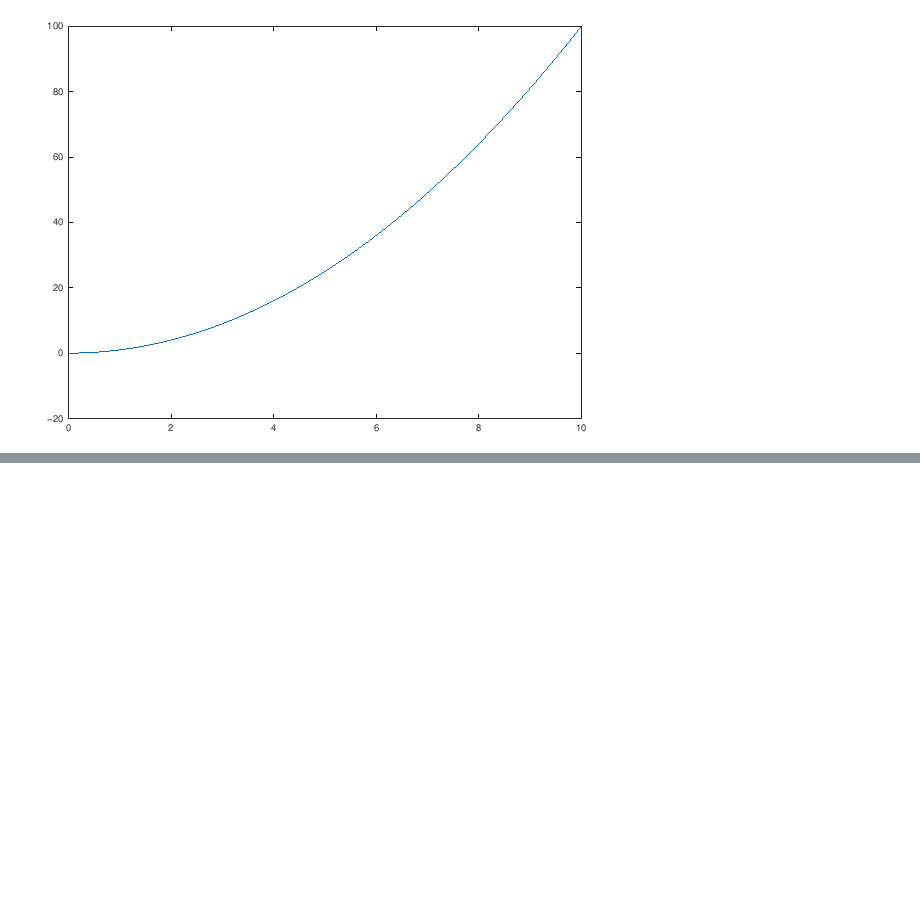
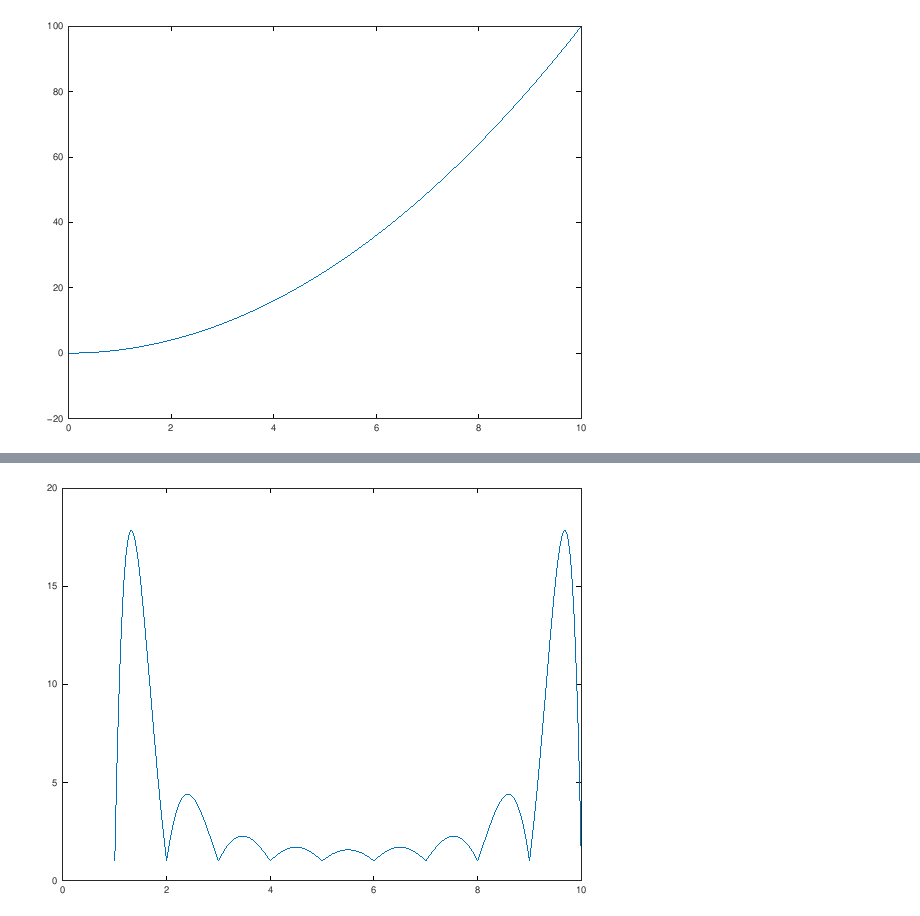
Before and after one commit to alonct/CN1V-practicas-octave, a Jupyter notebook: Entrega_1_AlonsoOmaAlonso/Entregable_1.ipynb, the cells around one changed output, grey strips where cells are left out. Drawn from its saved outputs; the diff is of its cells as text; code cells hidden in the pictures; blank space fills up the shorter version.

```diff
--- a/Entrega_1_AlonsoOmaAlonso/Entregable_1.ipynb
+++ b/Entrega_1_AlonsoOmaAlonso/Entregable_1.ipynb
@@ -461,0 +498,34 @@ error_Lagrange_max = 1.7501e-13
+# %%
+% ./Biblioteca/lebesgue.m
+
+clear all
+
+function [lambda, M] = lebesgue(nodos, z)
+
+    matriz = factLagrange(nodos);
+    altura_matriz = length(matriz(:, 1));
+
+    vect_M = []; % vector que para cada i evalua L_i(x) y almacena el máximo valor encontrado en la posición i de vectM.
+
+    evaluacion = zeros(altura_matriz, length(z));
+
+    for i = 1:altura_matriz
+        evaluacion(i, :) = abs(polyval(matriz(i, :), z));   % evaluamos los nodos z en L_i y guardamos el resultado en
+                                                            % valor absoluto.
+        vect_M(i) = max(evaluacion(i, :));  % guardamos el máximo de los L_i(z) para cada i=1:altura_matriz.
+    endfor
+
+    M = sum(vect_M);    % sum(A): si A es un vector, devuelve la suma de los componentes del vector.
+
+    lambda = sum(evaluacion);   % sum(A): si A es una matriz, devuelve un vector con la suma por columnas de la matriz.
+
+endfunction
+
+x = linspace(1, 10, 10);
+z = linspace(1, 10, 1000);
+
+[lambda_n, num_m] = lebesgue(x, z);
+
+plot(z, lambda_n)
+# %% [output]
+[figure, added]
```
Also changed, not shown: parts of 4 cells of this notebook, 1 other file.
